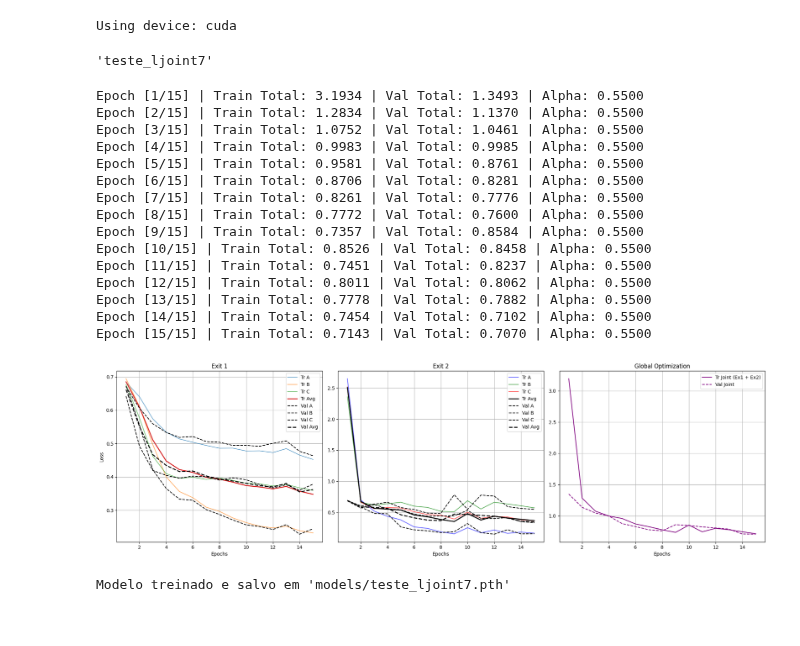
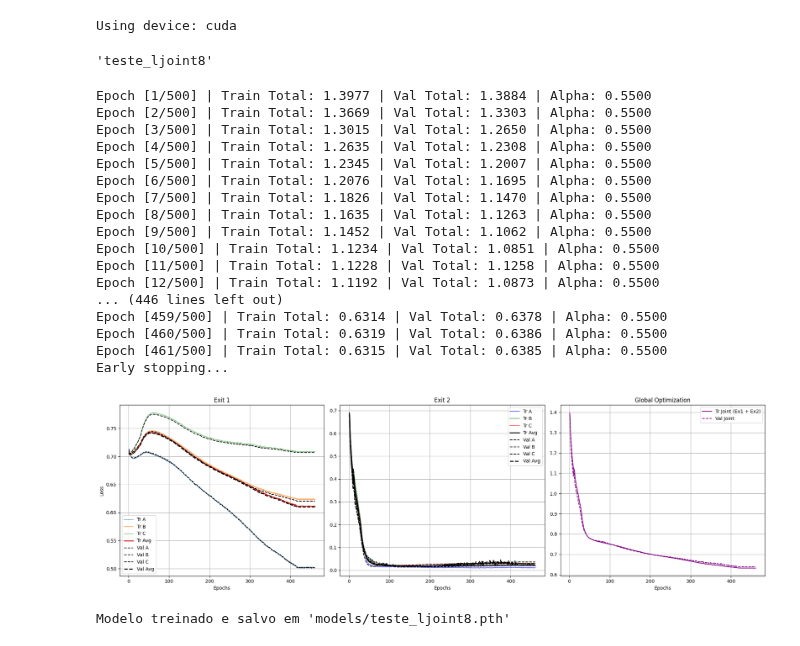
Before and after one commit to LucasSotomaiorAPereira/pibic-25-26, a Jupyter notebook: versao_artigo/main-Copy1.ipynb, the cells around one changed output. Cells and saved outputs as stored; diff of their text form; code cells hidden in the pictures.

```diff
--- a/versao_artigo/main-Copy1.ipynb
+++ b/versao_artigo/main-Copy1.ipynb
@@ -516,42 +516,44 @@ def evaluate_model(model, loader, confidence_threshold, device):
             'f1': f1
         }
 # %%
-modelname = 'teste_ljoint7'
+modelname = 'teste_ljoint8'
 modelname
 # %% [output]
-'teste_ljoint7'
+'teste_ljoint8'
 # %%
-epochs = 15
+epochs = 500
 
 limiar = train_model(
     model,
     train_loaders,
     val_loaders,
     epochs,
     current_threshold=0.55,
-    lr=0.01,
+    lr=0.0001,
     device=device
 )
 torch.save(model.state_dict(), f'models/{modelname}.pth')
 print(f"\nModelo treinado e salvo em 'models/{modelname}.pth'")
 # %% [output]
-Epoch [1/15] | Train Total: 3.1934 | Val Total: 1.3493 | Alpha: 0.5500
-Epoch [2/15] | Train Total: 1.2834 | Val Total: 1.1370 | Alpha: 0.5500
-Epoch [3/15] | Train Total: 1.0752 | Val Total: 1.0461 | Alpha: 0.5500
-Epoch [4/15] | Train Total: 0.9983 | Val Total: 0.9985 | Alpha: 0.5500
-Epoch [5/15] | Train Total: 0.9581 | Val Total: 0.8761 | Alpha: 0.5500
-Epoch [6/15] | Train Total: 0.8706 | Val Total: 0.8281 | Alpha: 0.5500
-Epoch [7/15] | Train Total: 0.8261 | Val Total: 0.7776 | Alpha: 0.5500
-Epoch [8/15] | Train Total: 0.7772 | Val Total: 0.7600 | Alpha: 0.5500
-Epoch [9/15] | Train Total: 0.7357 | Val Total: 0.8584 | Alpha: 0.5500
-Epoch [10/15] | Train Total: 0.8526 | Val Total: 0.8458 | Alpha: 0.5500
-Epoch [11/15] | Train Total: 0.7451 | Val Total: 0.8237 | Alpha: 0.5500
-Epoch [12/15] | Train Total: 0.8011 | Val Total: 0.8062 | Alpha: 0.5500
-Epoch [13/15] | Train Total: 0.7778 | Val Total: 0.7882 | Alpha: 0.5500
-Epoch [14/15] | Train Total: 0.7454 | Val Total: 0.7102 | Alpha: 0.5500
-Epoch [15/15] | Train Total: 0.7143 | Val Total: 0.7070 | Alpha: 0.5500
+Epoch [1/500] | Train Total: 1.3977 | Val Total: 1.3884 | Alpha: 0.5500
+Epoch [2/500] | Train Total: 1.3669 | Val Total: 1.3303 | Alpha: 0.5500
+Epoch [3/500] | Train Total: 1.3015 | Val Total: 1.2650 | Alpha: 0.5500
+Epoch [4/500] | Train Total: 1.2635 | Val Total: 1.2308 | Alpha: 0.5500
+Epoch [5/500] | Train Total: 1.2345 | Val Total: 1.2007 | Alpha: 0.5500
+Epoch [6/500] | Train Total: 1.2076 | Val Total: 1.1695 | Alpha: 0.5500
+Epoch [7/500] | Train Total: 1.1826 | Val Total: 1.1470 | Alpha: 0.5500
+Epoch [8/500] | Train Total: 1.1635 | Val Total: 1.1263 | Alpha: 0.5500
+Epoch [9/500] | Train Total: 1.1452 | Val Total: 1.1062 | Alpha: 0.5500
+Epoch [10/500] | Train Total: 1.1234 | Val Total: 1.0851 | Alpha: 0.5500
+Epoch [11/500] | Train Total: 1.1228 | Val Total: 1.1258 | Alpha: 0.5500
+Epoch [12/500] | Train Total: 1.1192 | Val Total: 1.0873 | Alpha: 0.5500
+... (446 lines left out)
+Epoch [459/500] | Train Total: 0.6314 | Val Total: 0.6378 | Alpha: 0.5500
+Epoch [460/500] | Train Total: 0.6319 | Val Total: 0.6386 | Alpha: 0.5500
+Epoch [461/500] | Train Total: 0.6315 | Val Total: 0.6385 | Alpha: 0.5500
+Early stopping...
-[figure, old version]
+[figure, new version]
-Modelo treinado e salvo em 'models/teste_ljoint7.pth'
+Modelo treinado e salvo em 'models/teste_ljoint8.pth'
 # %%
 model.load_state_dict(torch.load(f'models/{modelname}.pth'))
 print(f"Modelo 'models/{modelname}.pth' carregado\n")
```
Also changed, not shown: parts of 1 cell of this notebook, 5 other files.
